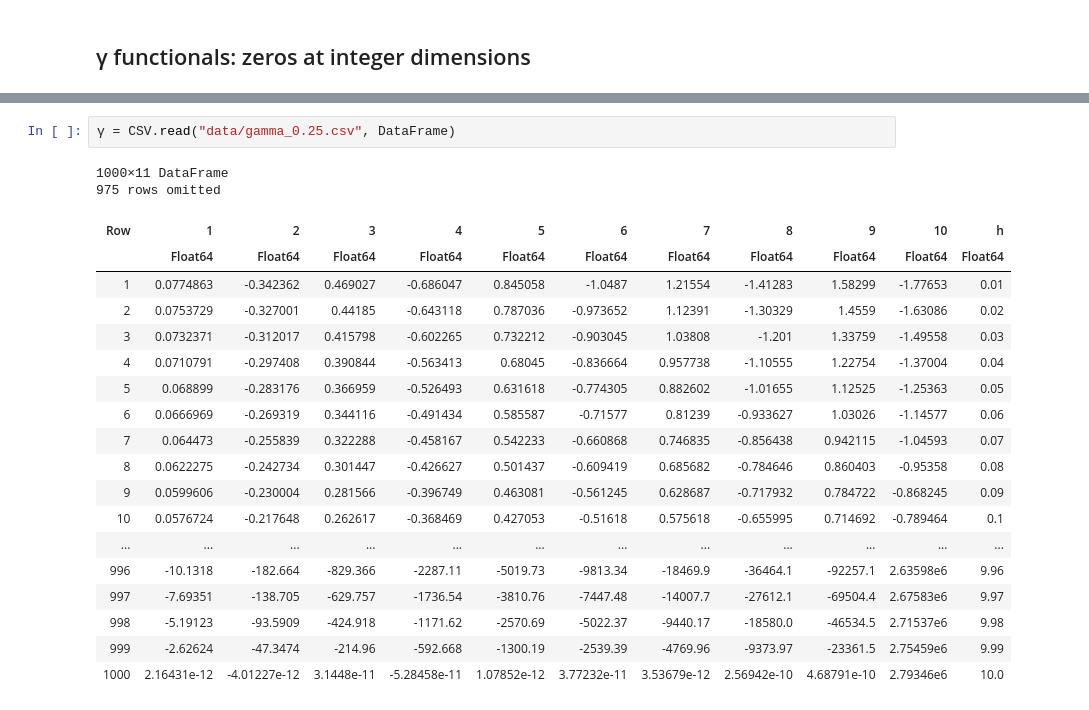
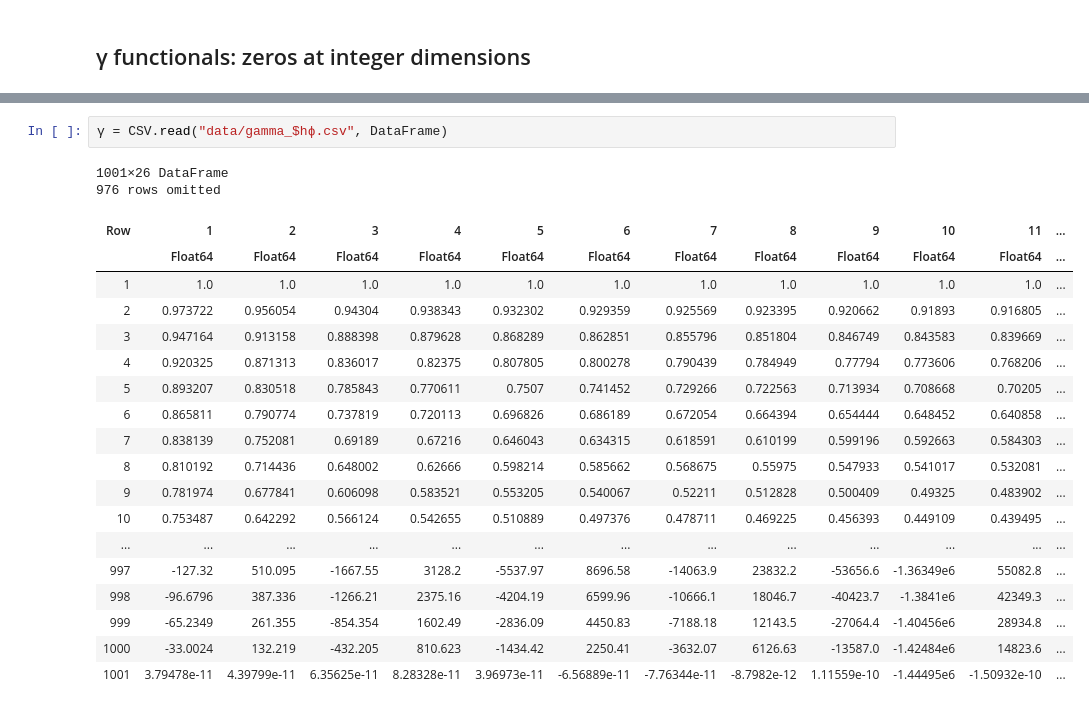
Before and after one commit to gillioz/CoBooM-2d, a Jupyter notebook: Optimal_functionals.ipynb, the cells around one changed output, grey strips where cells are left out. Saved outputs shown, nothing was run; the diff lists cells and outputs as text.

```diff
--- a/Optimal_functionals.ipynb
+++ b/Optimal_functionals.ipynb
@@ -579,24 +640,24 @@ ylabel!(L"2^{-h} \beta_B")
 # %%
-γ = CSV.read("data/gamma_0.25.csv", DataFrame)
+γ = CSV.read("data/gamma_$hϕ.csv", DataFrame)
 # %% [output]
-1000×11 DataFrame
-975 rows omitted
+1001×26 DataFrame
+976 rows omitted
-| Row | 1 | 2 | 3 | 4 | 5 | 6 | 7 | 8 | 9 | 10 | h |
-|  | Float64 | Float64 | Float64 | Float64 | Float64 | Float64 | Float64 | Float64 | Float64 | Float64 | Float64 |
-| 1 | 0.0774863 | -0.342362 | 0.469027 | -0.686047 | 0.845058 | -1.0487 | 1.21554 | -1.41283 | 1.58299 | -1.77653 | 0.01 |
-| 2 | 0.0753729 | -0.327001 | 0.44185 | -0.643118 | 0.787036 | -0.973652 | 1.12391 | -1.30329 | 1.4559 | -1.63086 | 0.02 |
-| 3 | 0.0732371 | -0.312017 | 0.415798 | -0.602265 | 0.732212 | -0.903045 | 1.03808 | -1.201 | 1.33759 | -1.49558 | 0.03 |
-| 4 | 0.0710791 | -0.297408 | 0.390844 | -0.563413 | 0.68045 | -0.836664 | 0.957738 | -1.10555 | 1.22754 | -1.37004 | 0.04 |
-| 5 | 0.068899 | -0.283176 | 0.366959 | -0.526493 | 0.631618 | -0.774305 | 0.882602 | -1.01655 | 1.12525 | -1.25363 | 0.05 |
-| 6 | 0.0666969 | -0.269319 | 0.344116 | -0.491434 | 0.585587 | -0.71577 | 0.81239 | -0.933627 | 1.03026 | -1.14577 | 0.06 |
-| 7 | 0.064473 | -0.255839 | 0.322288 | -0.458167 | 0.542233 | -0.660868 | 0.746835 | -0.856438 | 0.942115 | -1.04593 | 0.07 |
-| 8 | 0.0622275 | -0.242734 | 0.301447 | -0.426627 | 0.501437 | -0.609419 | 0.685682 | -0.784646 | 0.860403 | -0.95358 | 0.08 |
-| 9 | 0.0599606 | -0.230004 | 0.281566 | -0.396749 | 0.463081 | -0.561245 | 0.628687 | -0.717932 | 0.784722 | -0.868245 | 0.09 |
-| 10 | 0.0576724 | -0.217648 | 0.262617 | -0.368469 | 0.427053 | -0.51618 | 0.575618 | -0.655995 | 0.714692 | -0.789464 | 0.1 |
-| ... | ... | ... | ... | ... | ... | ... | ... | ... | ... | ... | ... |
-| 996 | -10.1318 | -182.664 | -829.366 | -2287.11 | -5019.73 | -9813.34 | -18469.9 | -36464.1 | -92257.1 | 2.63598e6 | 9.96 |
-| 997 | -7.69351 | -138.705 | -629.757 | -1736.54 | -3810.76 | -7447.48 | -14007.7 | -27612.1 | -69504.4 | 2.67583e6 | 9.97 |
-| 998 | -5.19123 | -93.5909 | -424.918 | -1171.62 | -2570.69 | -5022.37 | -9440.17 | -18580.0 | -46534.5 | 2.71537e6 | 9.98 |
-| 999 | -2.62624 | -47.3474 | -214.96 | -592.668 | -1300.19 | -2539.39 | -4769.96 | -9373.97 | -23361.5 | 2.75459e6 | 9.99 |
-| 1000 | 2.16431e-12 | -4.01227e-12 | 3.1448e-11 | -5.28458e-11 | 1.07852e-12 | 3.77232e-11 | 3.53679e-12 | 2.56942e-10 | 4.68791e-10 | 2.79346e6 | 10.0 |
+| Row | 1 | 2 | 3 | 4 | 5 | 6 | 7 | 8 | 9 | 10 | 11 | ... |
+|  | Float64 | Float64 | Float64 | Float64 | Float64 | Float64 | Float64 | Float64 | Float64 | Float64 | Float64 | ... |
+| 1 | 1.0 | 1.0 | 1.0 | 1.0 | 1.0 | 1.0 | 1.0 | 1.0 | 1.0 | 1.0 | 1.0 | ... |
+| 2 | 0.973722 | 0.956054 | 0.94304 | 0.938343 | 0.932302 | 0.929359 | 0.925569 | 0.923395 | 0.920662 | 0.91893 | 0.916805 | ... |
+| 3 | 0.947164 | 0.913158 | 0.888398 | 0.879628 | 0.868289 | 0.862851 | 0.855796 | 0.851804 | 0.846749 | 0.843583 | 0.839669 | ... |
+| 4 | 0.920325 | 0.871313 | 0.836017 | 0.82375 | 0.807805 | 0.800278 | 0.790439 | 0.784949 | 0.77794 | 0.773606 | 0.768206 | ... |
+| 5 | 0.893207 | 0.830518 | 0.785843 | 0.770611 | 0.7507 | 0.741452 | 0.729266 | 0.722563 | 0.713934 | 0.708668 | 0.70205 | ... |
+| 6 | 0.865811 | 0.790774 | 0.737819 | 0.720113 | 0.696826 | 0.686189 | 0.672054 | 0.664394 | 0.654444 | 0.648452 | 0.640858 | ... |
+| 7 | 0.838139 | 0.752081 | 0.69189 | 0.67216 | 0.646043 | 0.634315 | 0.618591 | 0.610199 | 0.599196 | 0.592663 | 0.584303 | ... |
+| 8 | 0.810192 | 0.714436 | 0.648002 | 0.62666 | 0.598214 | 0.585662 | 0.568675 | 0.55975 | 0.547933 | 0.541017 | 0.532081 | ... |
+| 9 | 0.781974 | 0.677841 | 0.606098 | 0.583521 | 0.553205 | 0.540067 | 0.52211 | 0.512828 | 0.500409 | 0.49325 | 0.483902 | ... |
+| 10 | 0.753487 | 0.642292 | 0.566124 | 0.542655 | 0.510889 | 0.497376 | 0.478711 | 0.469225 | 0.456393 | 0.449109 | 0.439495 | ... |
+| ... | ... | ... | ... | ... | ... | ... | ... | ... | ... | ... | ... | ... |
+| 997 | -127.32 | 510.095 | -1667.55 | 3128.2 | -5537.97 | 8696.58 | -14063.9 | 23832.2 | -53656.6 | -1.36349e6 | 55082.8 | ... |
+| 998 | -96.6796 | 387.336 | -1266.21 | 2375.16 | -4204.19 | 6599.96 | -10666.1 | 18046.7 | -40423.7 | -1.3841e6 | 42349.3 | ... |
+| 999 | -65.2349 | 261.355 | -854.354 | 1602.49 | -2836.09 | 4450.83 | -7188.18 | 12143.5 | -27064.4 | -1.40456e6 | 28934.8 | ... |
+| 1000 | -33.0024 | 132.219 | -432.205 | 810.623 | -1434.42 | 2250.41 | -3632.07 | 6126.63 | -13587.0 | -1.42484e6 | 14823.6 | ... |
+| 1001 | 3.79478e-11 | 4.39799e-11 | 6.35625e-11 | 8.28328e-11 | 3.96973e-11 | -6.56889e-11 | -7.76344e-11 | -8.7982e-12 | 1.11559e-10 | -1.44495e6 | -1.50932e-10 | ... |
 # %%
```
Also changed, not shown: parts of 87 cells of this notebook, 55 other files.
